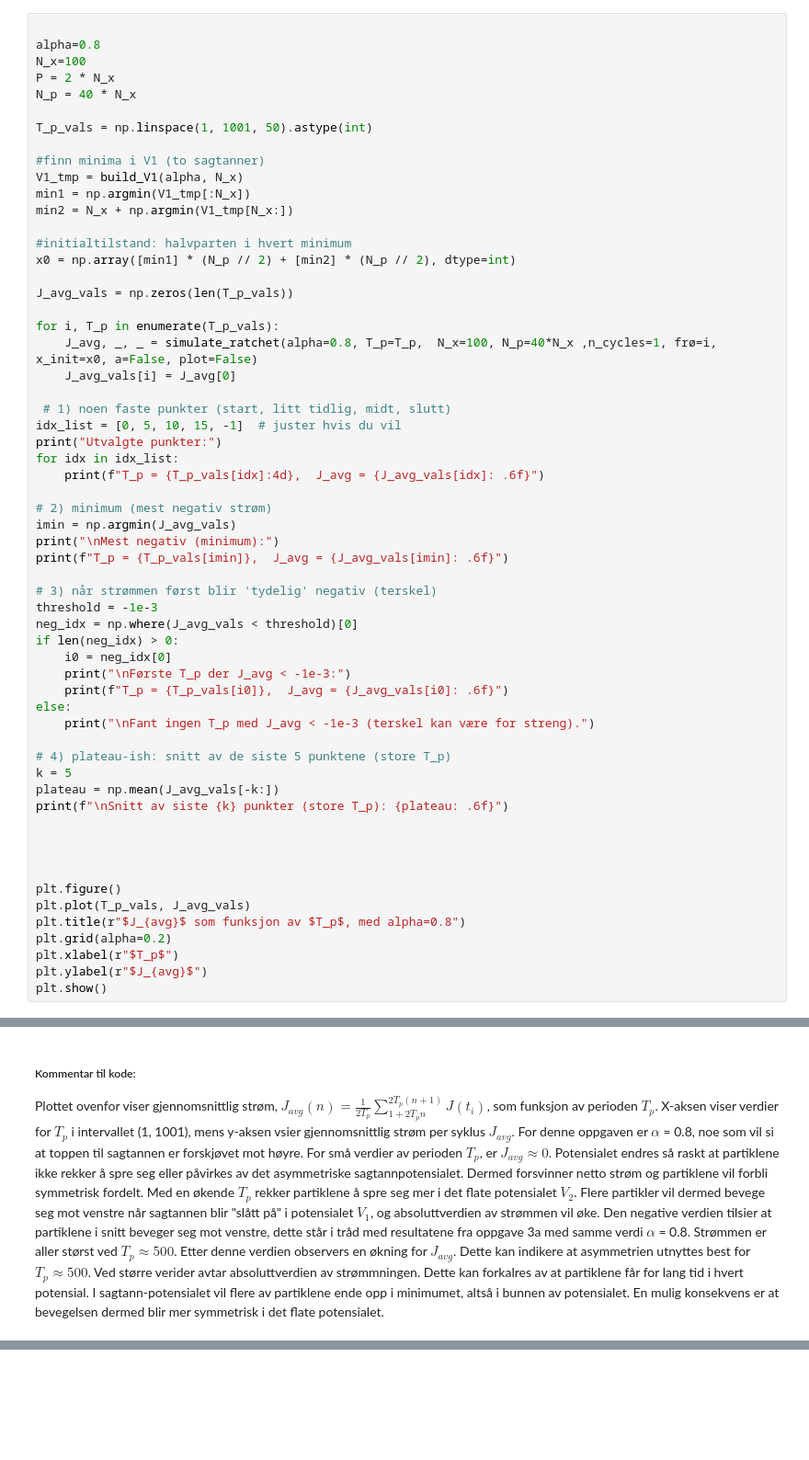
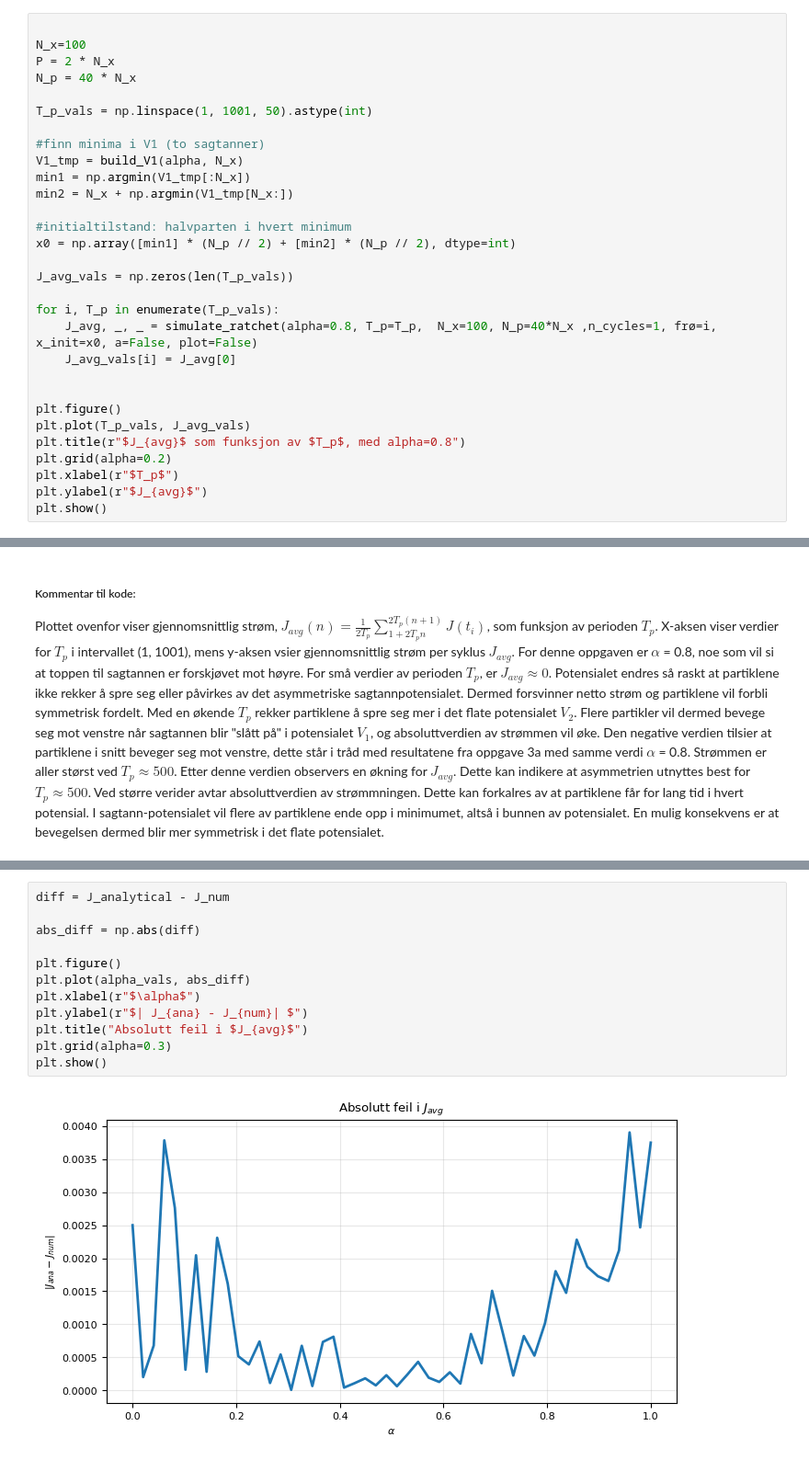
Before and after one commit to selmaberg05/TMA4320-Prosjekt2-gruppe-Andrihol-Emilyan-Selmahbe, a Jupyter notebook: Prosjekt2.ipynb, the cells around one changed output, grey strips where cells are left out. Shown at 92% size. Cells and saved outputs as stored; diff of their text form; blank space fills up the shorter version.

```diff
--- a/Prosjekt2.ipynb
+++ b/Prosjekt2.ipynb
@@ -722,7 +723,6 @@ For $\alpha$ = 0.1 blir det en negativ prosentmessig endring fra første til and
 #### 3b)
 # %%
 
-alpha=0.8
 N_x=100
 P = 2 * N_x
 N_p = 40 * N_x
@@ -743,34 +743,6 @@ for i, T_p in enumerate(T_p_vals):
     J_avg, _, _ = simulate_ratchet(alpha=0.8, T_p=T_p,  N_x=100, N_p=40*N_x ,n_cycles=1, frø=i, x_init=x0, a=False, plot=False)
     J_avg_vals[i] = J_avg[0]
 
- # 1) noen faste punkter (start, litt tidlig, midt, slutt)
-idx_list = [0, 5, 10, 15, -1]  # juster hvis du vil
-print("Utvalgte punkter:")
-for idx in idx_list:
-    print(f"T_p = {T_p_vals[idx]:4d},  J_avg = {J_avg_vals[idx]: .6f}")
-
-# 2) minimum (mest negativ strøm)
-imin = np.argmin(J_avg_vals)
-print("\nMest negativ (minimum):")
-print(f"T_p = {T_p_vals[imin]},  J_avg = {J_avg_vals[imin]: .6f}")
-
-# 3) når strømmen først blir 'tydelig' negativ (terskel)
-threshold = -1e-3
-neg_idx = np.where(J_avg_vals < threshold)[0]
-if len(neg_idx) > 0:
-    i0 = neg_idx[0]
-    print("\nFørste T_p der J_avg < -1e-3:")
-    print(f"T_p = {T_p_vals[i0]},  J_avg = {J_avg_vals[i0]: .6f}")
-else:
-    print("\nFant ingen T_p med J_avg < -1e-3 (terskel kan være for streng).")
-
-# 4) plateau-ish: snitt av de siste 5 punktene (store T_p)
-k = 5
-plateau = np.mean(J_avg_vals[-k:])
-print(f"\nSnitt av siste {k} punkter (store T_p): {plateau: .6f}")
-
-
-
 
 plt.figure()
 plt.plot(T_p_vals, J_avg_vals)
@@ -801,0 +858,14 @@ Plottet ovenfor viser gjennomsnittlig strøm, $J_{avg}(n) = \frac{1}{2 T_p} \sum
+# %%
+diff = J_analytical - J_num
+
+abs_diff = np.abs(diff)
+
+plt.figure()
+plt.plot(alpha_vals, abs_diff)
+plt.xlabel(r"$\alpha$")
+plt.ylabel(r"$| J_{ana} - J_{num}| $")
+plt.title("Absolutt feil i $J_{avg}$")
+plt.grid(alpha=0.3)
+plt.show()
+# %% [output]
+[figure, added]
```
Also changed, not shown: parts of 6 cells of this notebook, 1 other file.
